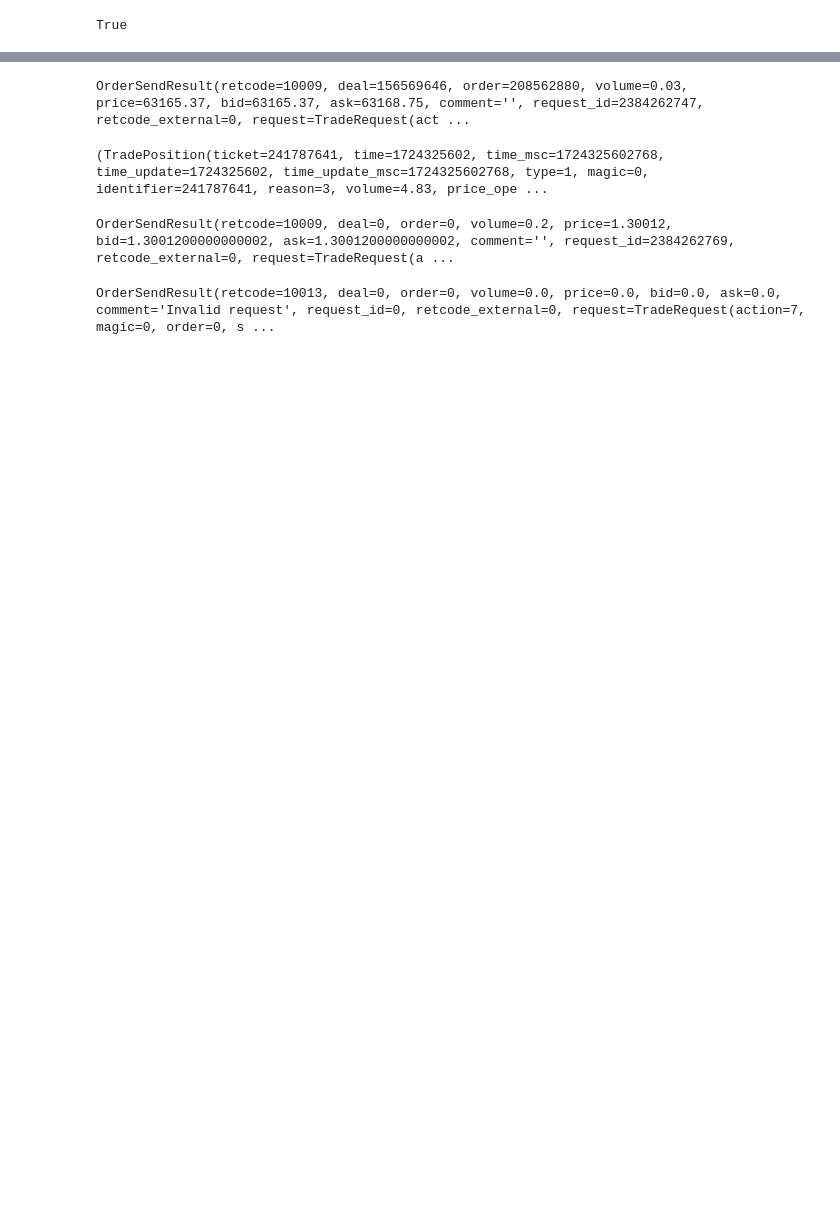
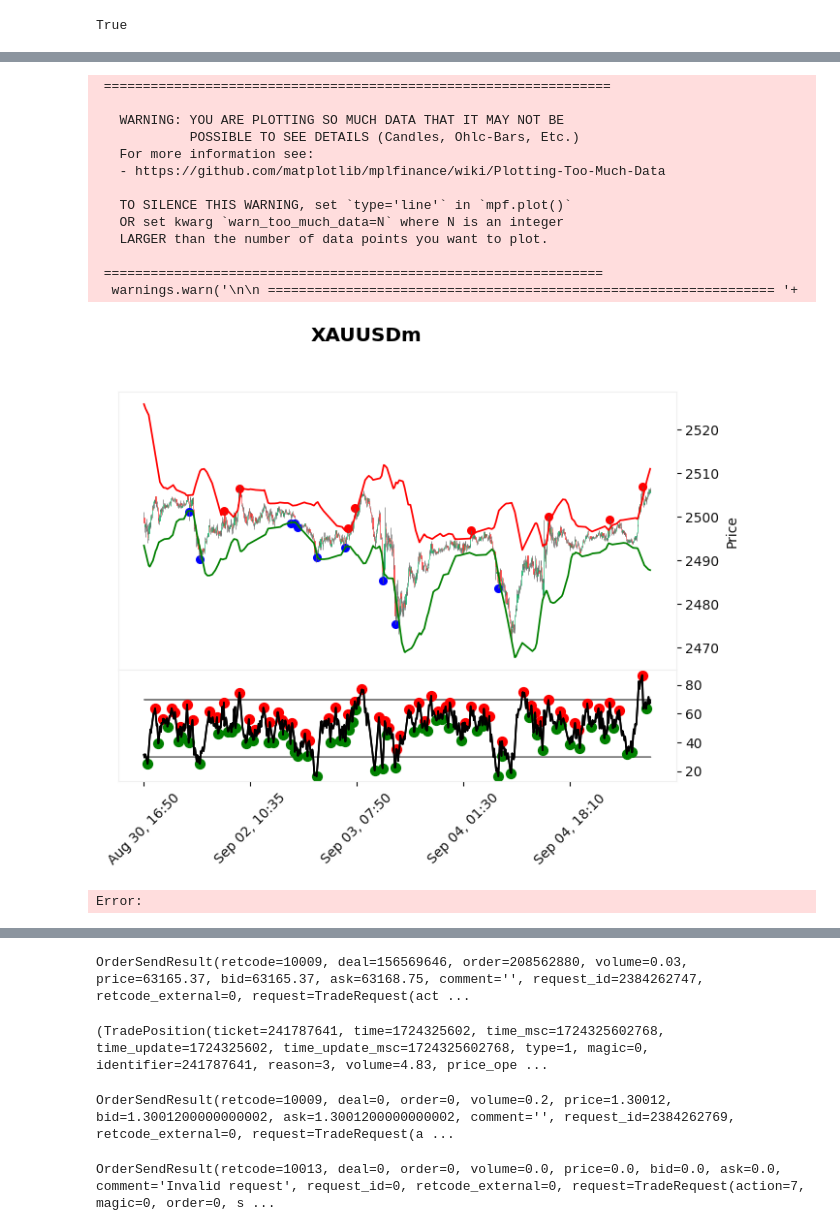
Before and after one commit to nguyenvantat1182002/rsi-signal-bot, a Jupyter notebook: rsi-signal-bot.ipynb, the cells around one changed output, grey strips where cells are left out. Drawn from its saved outputs; the diff is of its cells as text; code cells hidden in the pictures; blank space fills up the shorter version.

```diff
--- a/rsi-signal-bot.ipynb
+++ b/rsi-signal-bot.ipynb
@@ -271,2 +115,50 @@ df['rsi_pivot_low'] = df['rsi'] == df['rsi'].rolling(2 * window_size + 1, center
+# %%
+import numpy as np
+
+rsi_pivot_high_marker = np.where(df['rsi_pivot_high'], df['rsi'], np.nan)
+rsi_pivot_low_marker = np.where(df['rsi_pivot_low'], df['rsi'], np.nan)
+
+rsi_pivot_low_at_bb_l = np.where((df['rsi_pivot_low']) & (df['low'] <= df['bb_l']), df['low'], np.nan)
+rsi_pivot_high_at_bb_u = np.where((df['rsi_pivot_high']) & (df['high'] >= df['bb_u']), df['high'], np.nan)
+
+# df = df.tail(300)
+df.set_index(df['time'], inplace=True)
+
+plots = [
+    mpf.make_addplot(df['rsi'], panel=1, color='black', fill_between=dict(y1=30, y2=30, color="gray")),
+    mpf.make_addplot(df['rsi'], panel=1, color='black', fill_between=dict(y1=70, y2=70, color="gray")),
+    mpf.make_addplot(df['bb_l'], panel=0, color='green'),
+    mpf.make_addplot(df['bb_u'], panel=0, color='red'),
+    mpf.make_addplot(rsi_pivot_high_marker, panel=1, type='scatter', markersize=50, marker='o', color='red'),
+    mpf.make_addplot(rsi_pivot_low_marker, panel=1, type='scatter', markersize=50, marker='o', color='green'),
+    mpf.make_addplot(rsi_pivot_low_at_bb_l, panel=0, type='scatter', markersize=30, marker='o', color='blue'),
+    mpf.make_addplot(rsi_pivot_high_at_bb_u, panel=0, type='scatter', markersize=30, marker='o', color='red'),
+]
+
+style = mpf.make_mpf_style(base_mpf_style='yahoo', rc={'grid.alpha':0}, figcolor='#fff', facecolor="#fff")
+mpf.plot(
+    df,
+    title='XAUUSDm',
+    type='candle',
+    style=style,
+    volume=False,
+    addplot=plots,
+)
+# %% [output]
+ =================================================================
+
+   WARNING: YOU ARE PLOTTING SO MUCH DATA THAT IT MAY NOT BE
+            POSSIBLE TO SEE DETAILS (Candles, Ohlc-Bars, Etc.)
+   For more information see:
+   - https://github.com/matplotlib/mplfinance/wiki/Plotting-Too-Much-Data
+
+   TO SILENCE THIS WARNING, set `type='line'` in `mpf.plot()`
+   OR set kwarg `warn_too_much_data=N` where N is an integer
+   LARGER than the number of data points you want to plot.
+
+ ================================================================
+  warnings.warn('\n\n ================================================================= '+
+[figure, added]
+Error:
 # %%
 df = df.tail(150)
```
Also changed, not shown: parts of 9 cells of this notebook, 6 other files.
